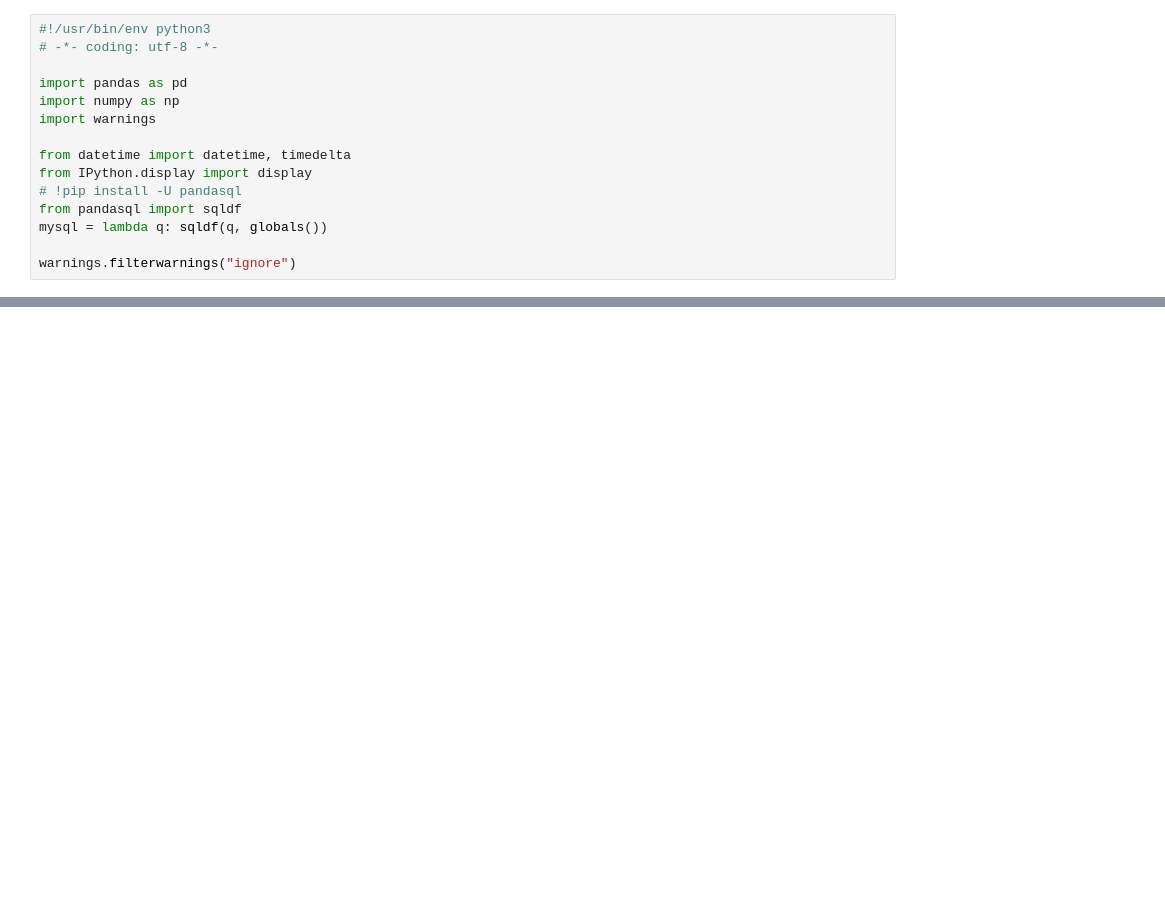
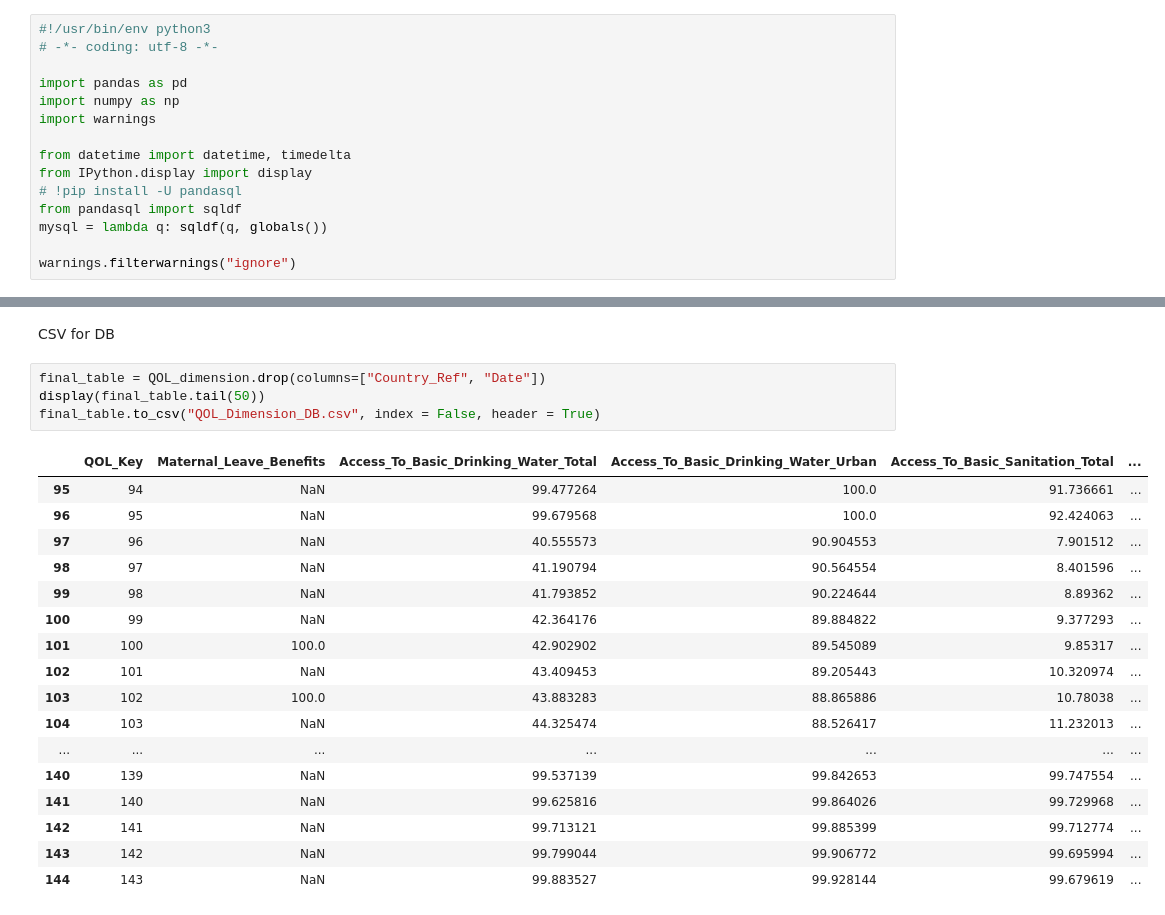
Before and after one commit to ajay-mundi/HealthDataMart, a Jupyter notebook: Data Staging/Quality_Of_Life.ipynb, the cells around one changed output, grey strips where cells are left out. Drawn from its saved outputs; the diff is of its cells as text; blank space fills up the shorter version.

```diff
--- a/Data Staging/Quality_Of_Life.ipynb
+++ b/Data Staging/Quality_Of_Life.ipynb
@@ -101,0 +95,24 @@ QOL_dimension.to_csv('QualityOfLife_dimension.csv', index = False, header=True)
+# %% [markdown]
+CSV for DB
+# %%
+final_table = QOL_dimension.drop(columns=["Country_Ref", "Date"])
+display(final_table.tail(50))
+final_table.to_csv("QOL_Dimension_DB.csv", index = False, header = True)
+# %% [output]
+|  | QOL_Key | Maternal_Leave_Benefits | Access_To_Basic_Drinking_Water_Total | Access_To_Basic_Drinking_Water_Urban | Access_To_Basic_Sanitation_Total | ... |
+| 95 | 94 | NaN | 99.477264 | 100.0 | 91.736661 | ... |
+| 96 | 95 | NaN | 99.679568 | 100.0 | 92.424063 | ... |
+| 97 | 96 | NaN | 40.555573 | 90.904553 | 7.901512 | ... |
+| 98 | 97 | NaN | 41.190794 | 90.564554 | 8.401596 | ... |
+| 99 | 98 | NaN | 41.793852 | 90.224644 | 8.89362 | ... |
+| 100 | 99 | NaN | 42.364176 | 89.884822 | 9.377293 | ... |
+| 101 | 100 | 100.0 | 42.902902 | 89.545089 | 9.85317 | ... |
+| 102 | 101 | NaN | 43.409453 | 89.205443 | 10.320974 | ... |
+| 103 | 102 | 100.0 | 43.883283 | 88.865886 | 10.78038 | ... |
+| 104 | 103 | NaN | 44.325474 | 88.526417 | 11.232013 | ... |
+| ... | ... | ... | ... | ... | ... | ... |
+| 140 | 139 | NaN | 99.537139 | 99.842653 | 99.747554 | ... |
+| 141 | 140 | NaN | 99.625816 | 99.864026 | 99.729968 | ... |
+| 142 | 141 | NaN | 99.713121 | 99.885399 | 99.712774 | ... |
+| 143 | 142 | NaN | 99.799044 | 99.906772 | 99.695994 | ... |
+| 144 | 143 | NaN | 99.883527 | 99.928144 | 99.679619 | ... |
```
Also changed, not shown: parts of 1 cell of this notebook, 14 other files.
